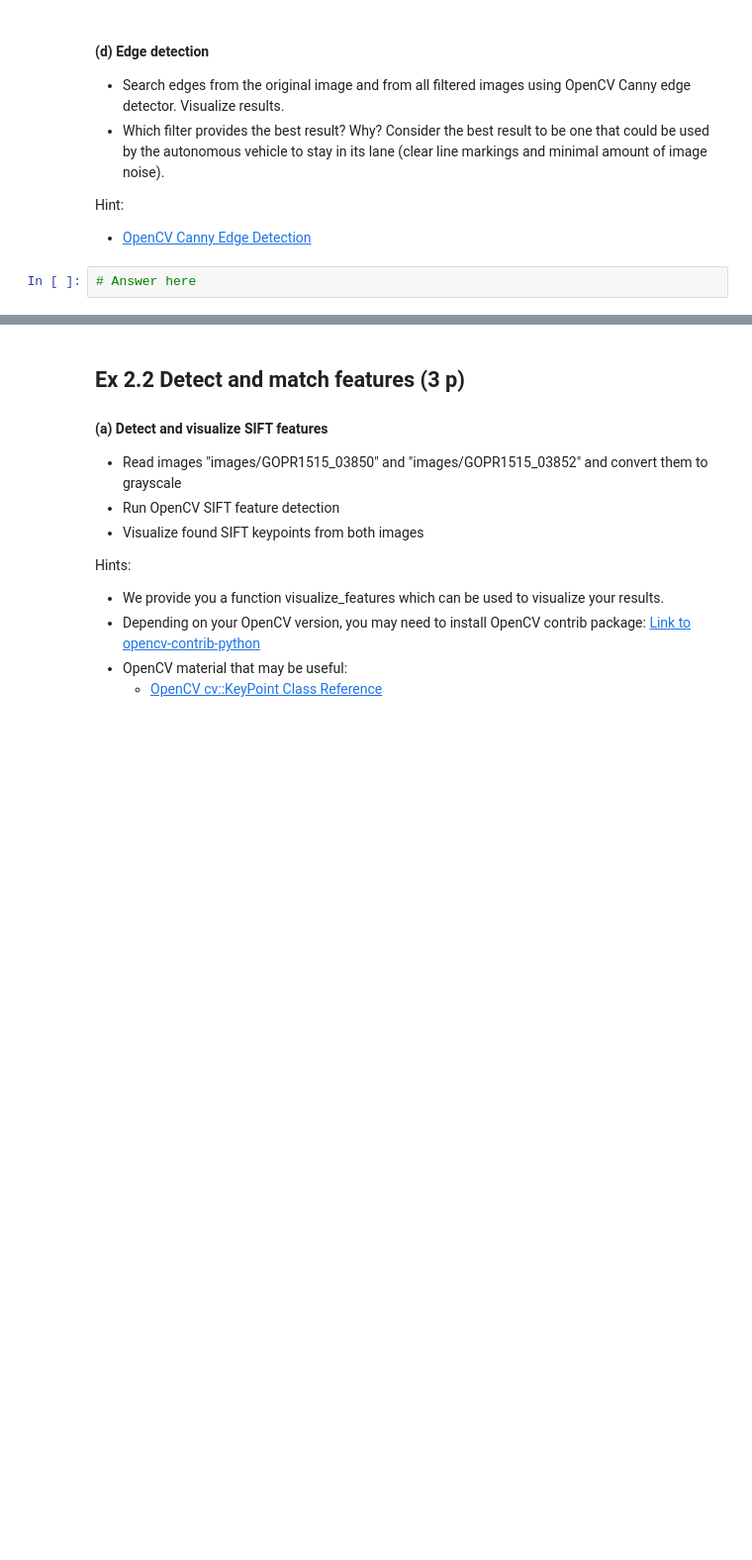
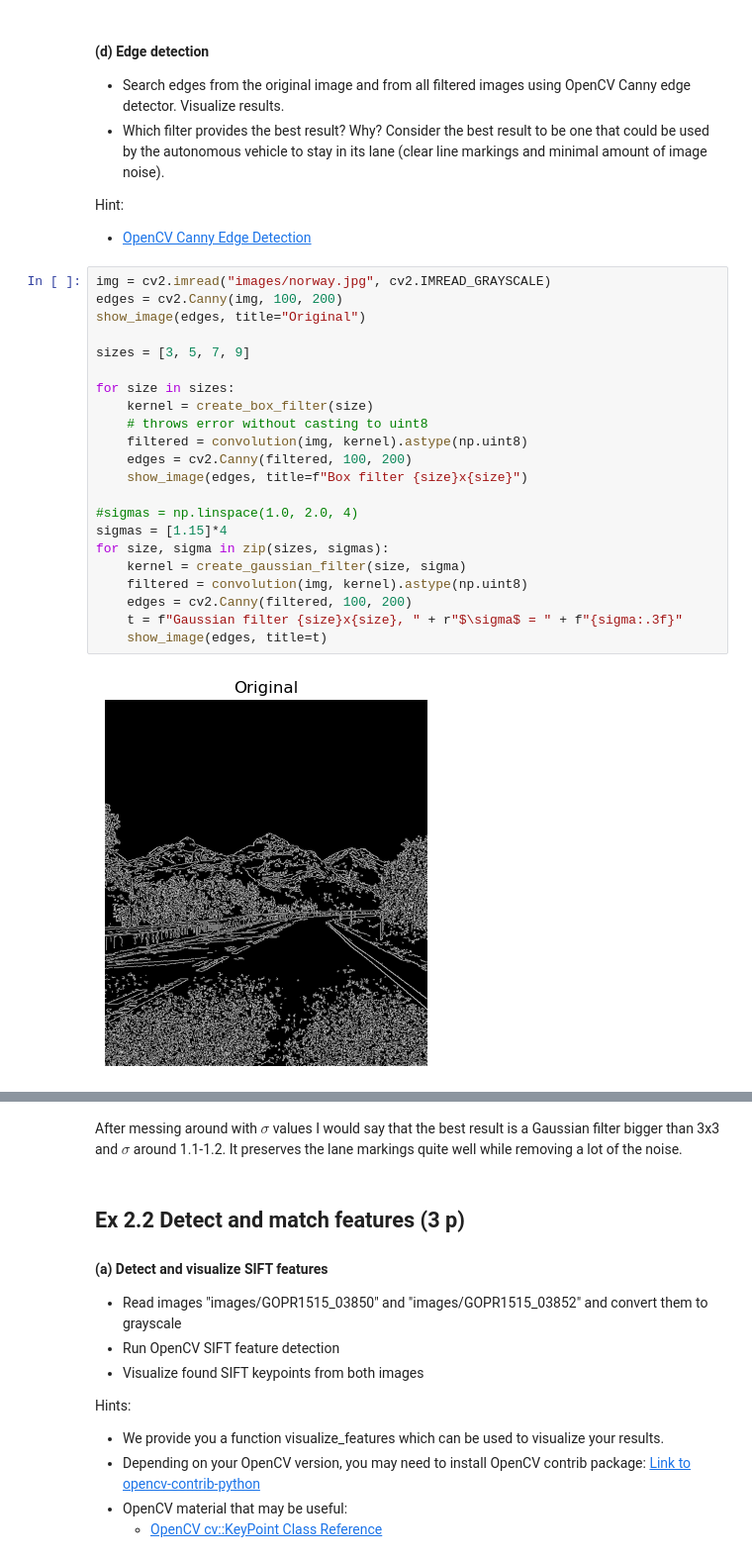
Before and after one commit to macpalor/computer-vision, a Jupyter notebook: ex2/CV-2025-exercises-02.ipynb, the cells around one changed output, grey strips where cells are left out. Shown at 99% size. Saved outputs shown, nothing was run; the diff lists cells and outputs as text; blank space fills up the shorter version.

```diff
--- a/ex2/CV-2025-exercises-02.ipynb
+++ b/ex2/CV-2025-exercises-02.ipynb
@@ -172,4 +172,26 @@ Increasing $\sigma$ makes the image more blurred, since the Gaussian distributio
 Hint:
  - [OpenCV Canny Edge Detection](https://docs.opencv.org/5.x/da/d22/tutorial_py_canny.html)
 # %%
-# Answer here
+img = cv2.imread("images/norway.jpg", cv2.IMREAD_GRAYSCALE)
+edges = cv2.Canny(img, 100, 200)
+show_image(edges, title="Original")
+
+sizes = [3, 5, 7, 9]
+
+for size in sizes:
+    kernel = create_box_filter(size)
+    # throws error without casting to uint8
+    filtered = convolution(img, kernel).astype(np.uint8)
+    edges = cv2.Canny(filtered, 100, 200)
+    show_image(edges, title=f"Box filter {size}x{size}")
+
+#sigmas = np.linspace(1.0, 2.0, 4)
+sigmas = [1.15]*4
+for size, sigma in zip(sizes, sigmas):
+    kernel = create_gaussian_filter(size, sigma)
+    filtered = convolution(img, kernel).astype(np.uint8)
+    edges = cv2.Canny(filtered, 100, 200)
+    t = f"Gaussian filter {size}x{size}, " + r"$\sigma$ = " + f"{sigma:.3f}"
+    show_image(edges, title=t)
+# %% [output]
+[figure, added]
@@ -176,3 +206,5 @@ Hint:
+# %% [markdown]
+After messing around with $\sigma$ values I would say that the best result is a Gaussian filter bigger than 3x3 and $\sigma$ around 1.1-1.2. It preserves the lane markings quite well while removing a lot of the noise.
 # %% [markdown]
 ## Ex 2.2 Detect and match features (3 p)
 
```
Also changed, not shown: parts of 3 cells of this notebook.
